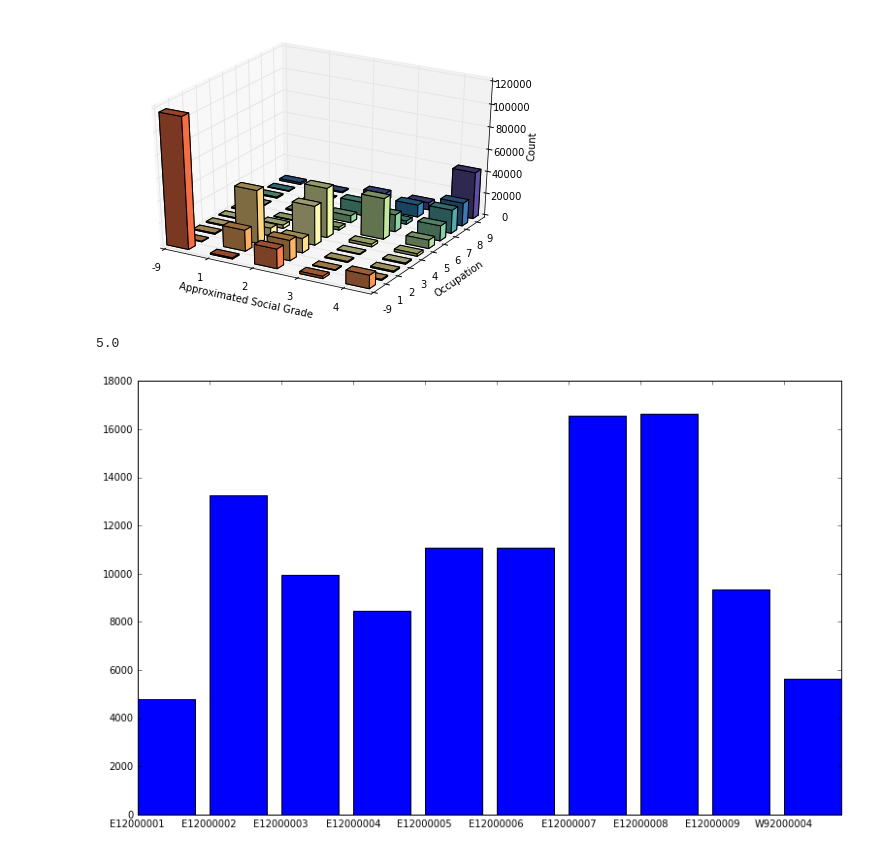
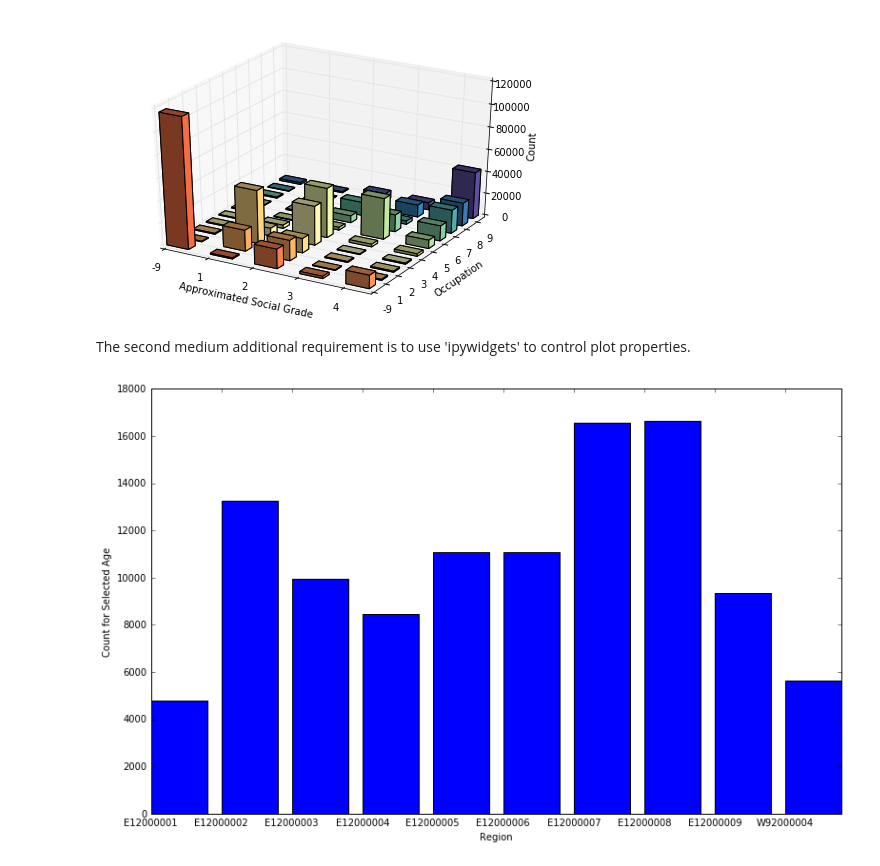
Before and after one commit to Essymay/CS2006p3, a Jupyter notebook: census2011.ipynb, the cells around one changed output. Cells and saved outputs as stored; diff of their text form; code cells hidden in the pictures.

```diff
--- a/census2011.ipynb
+++ b/census2011.ipynb
@@ -847,20 +834,20 @@ display(adjustables)
-# %%
-age.value
-# %% [output]
-5.0
+# %% [markdown]
+The second medium additional requirement is to use 'ipywidgets' to control plot properties.
 # %%
 def update(Age = range(1,8)):
     fig = plt.figure(figsize=(13,8))
     ax = fig.add_subplot(1, 1, 1)
 
     data = refinedData[(((refinedData['Age'] == Age )))]
     data = data.groupby(['Region', 'Age'])
     count = data.size().tolist()
     ax.set_xticks(list(range(1, len(regionarray)+1)))
     ax.set_xticklabels(np.array(regionarray))
+    ax.set_xlabel("Region")
+    ax.set_ylabel("Count for Selected Age")
     ax.bar([1,2,3,4,5,6,7,8,9,10], count)
     fig.canvas.draw()
 
 interact(update);
 # %% [output]
-[figure, old version]
+[figure, new version]
```
Also changed, not shown: parts of 6 cells of this notebook.
